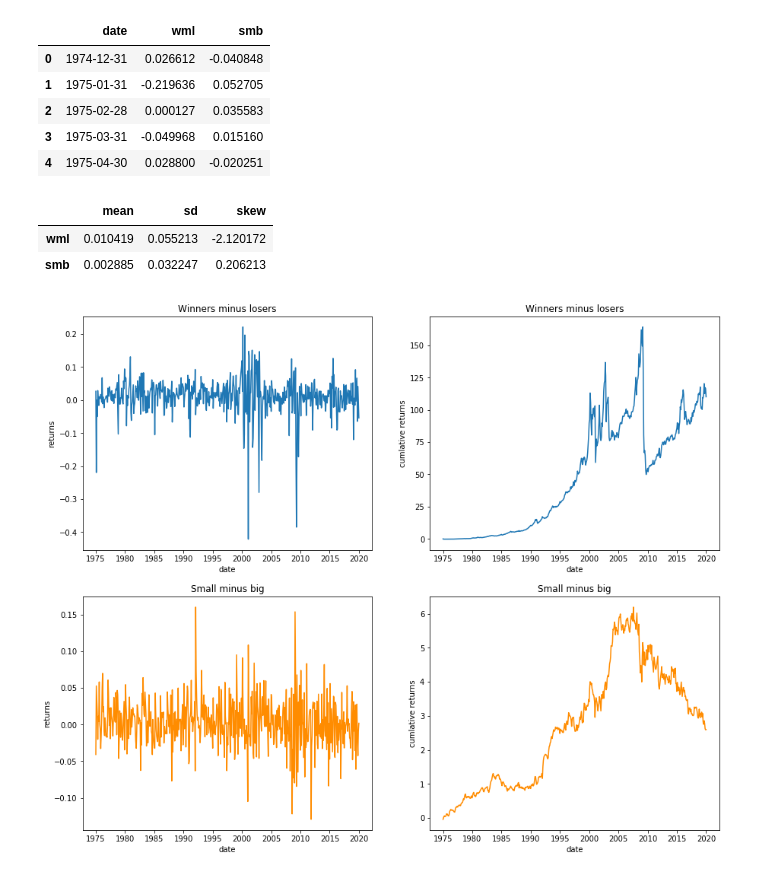
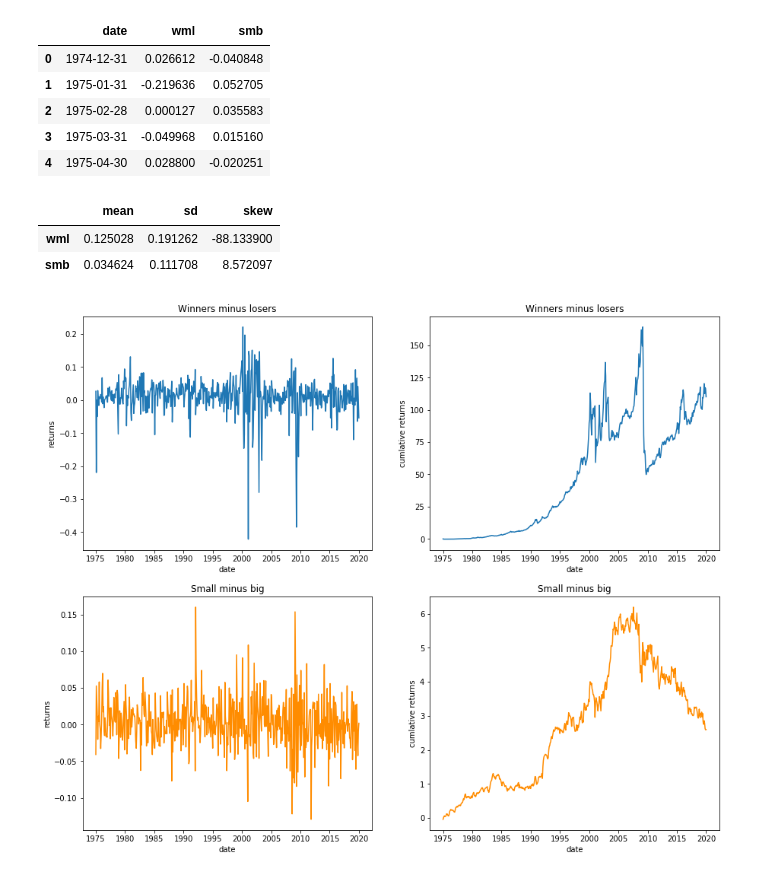
Before and after one commit to charlesrambo/equity_portfolios, a Jupyter notebook: MOM-and-SMB.ipynb, the cells around one changed output. Cells and saved outputs as stored; diff of their text form; code cells hidden in the pictures.

```diff
--- a/MOM-and-SMB.ipynb
+++ b/MOM-and-SMB.ipynb
@@ -166,20 +164,20 @@ final.head()
 # %%
 stats = pd.DataFrame(index = final.columns[1:])
 
 # Take a look at the mean
-stats['mean'] = final.mean()
+stats['mean'] = 12 * final.mean()
 
 # Take a look at the sd
-stats['sd'] = final.std()
+stats['sd'] = np.sqrt(12) * final.std()
 
 # Take a look at the skew
-stats['skew'] = final.skew()
+stats['skew'] = 12**(3/2) * final.skew()
 
 stats
 # %% [output]
 |  | mean | sd | skew |
-| wml | 0.010419 | 0.055213 | -2.120172 |
-| smb | 0.002885 | 0.032247 | 0.206213 |
+| wml | 0.125028 | 0.191262 | -88.133900 |
+| smb | 0.034624 | 0.111708 | 8.572097 |
 # %%
 # Plot returns
 fig, axs = plt.subplots(2, 2, figsize = (15,5))
```
Also changed, not shown: parts of 2 cells of this notebook.
